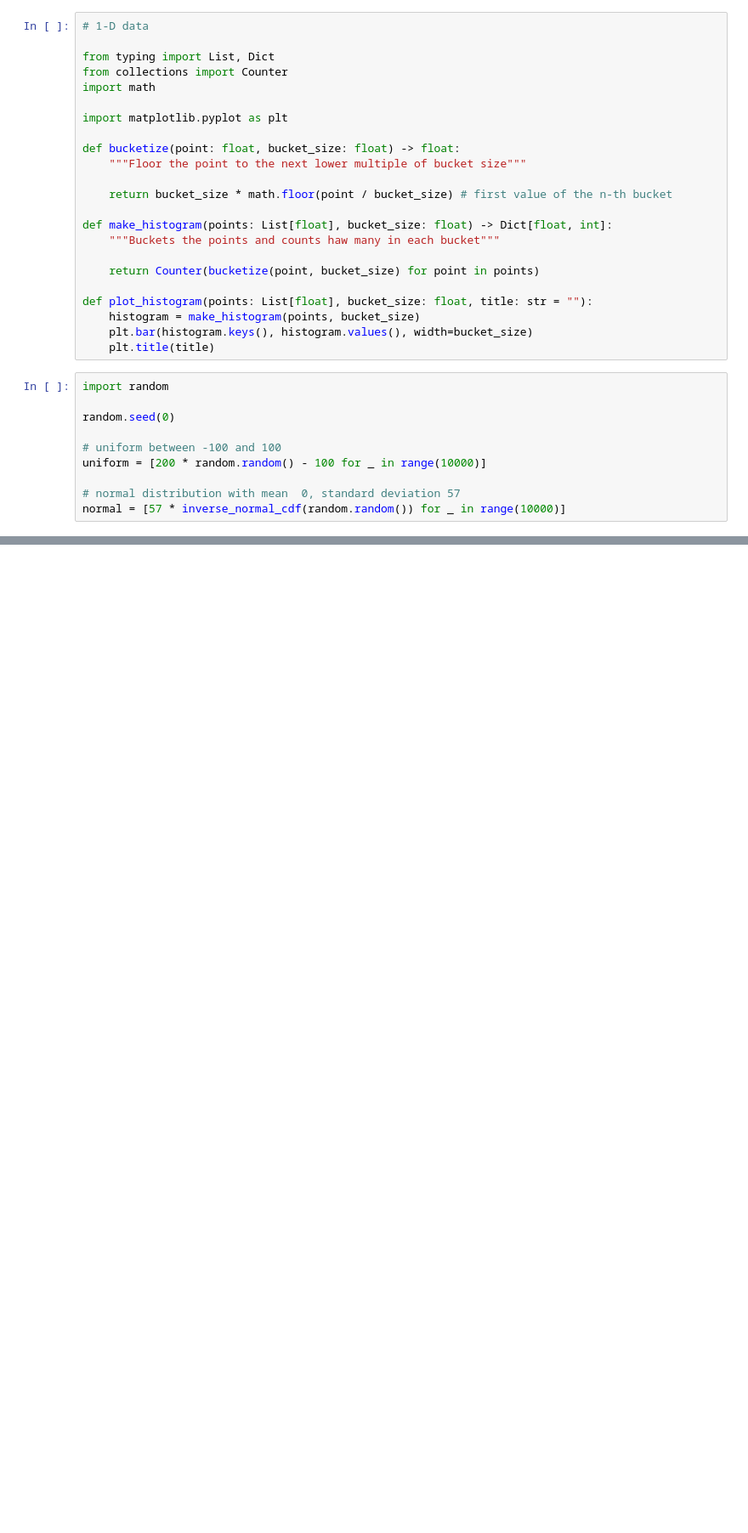
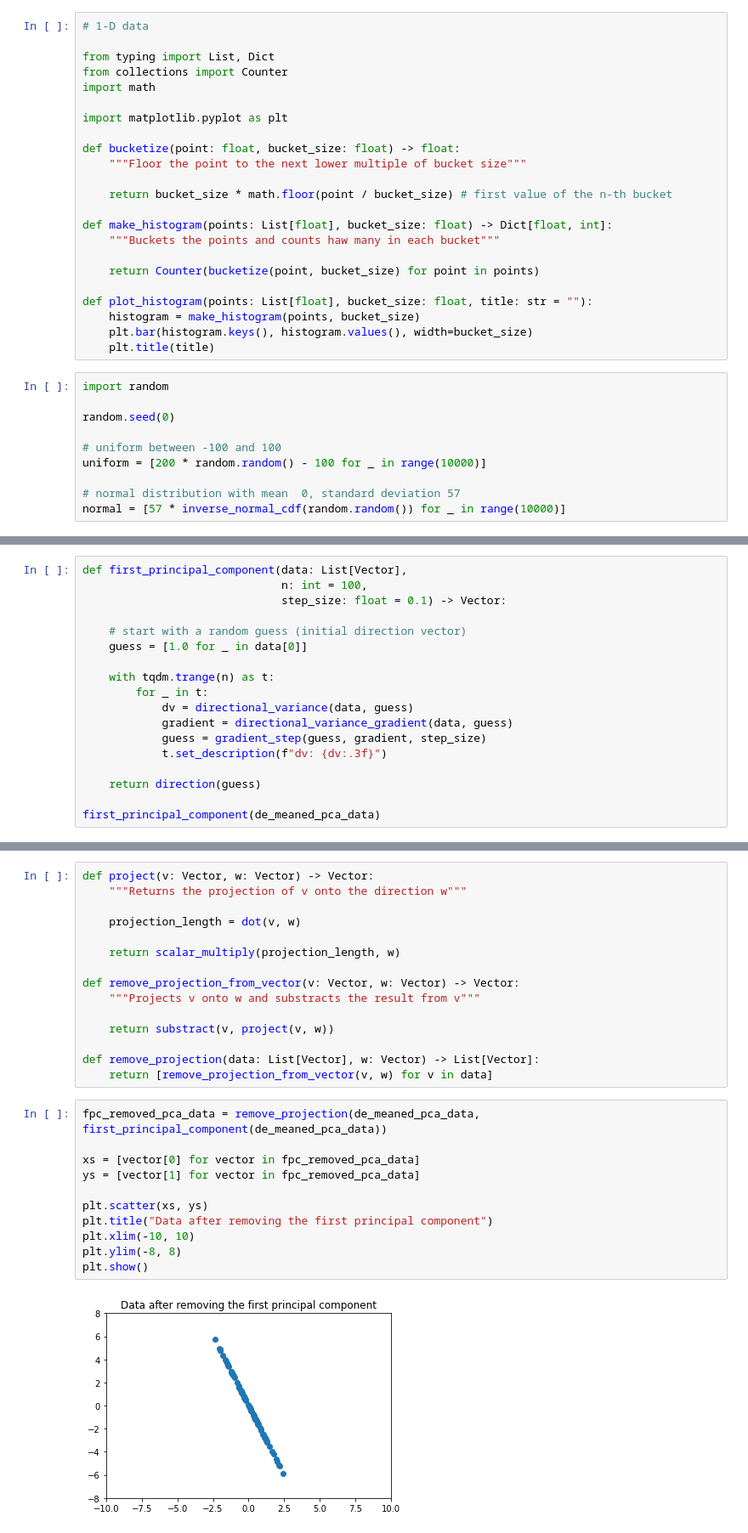
Before and after one commit to hosubl/data-science-from-scratch-by-myself, a Jupyter notebook: ch10_working_with_data.ipynb, the cells around one changed output, grey strips where cells are left out. Shown: that part at 85% size. Cells and saved outputs as stored; diff of their text form; blank space fills up the shorter version.

```diff
--- a/ch10_working_with_data.ipynb
+++ b/ch10_working_with_data.ipynb
@@ -115,0 +553,18 @@ plt.show()
+# %%
+def first_principal_component(data: List[Vector],
+                              n: int = 100,
+                              step_size: float = 0.1) -> Vector:
+
+    # start with a random guess (initial direction vector)
+    guess = [1.0 for _ in data[0]]
+
+    with tqdm.trange(n) as t:
+        for _ in t:
+            dv = directional_variance(data, guess)
+            gradient = directional_variance_gradient(data, guess)
+            guess = gradient_step(guess, gradient, step_size)
+            t.set_description(f"dv: {dv:.3f}")
+
+    return direction(guess)
+
+first_principal_component(de_meaned_pca_data)
@@ -115,0 +585,28 @@ plt.show()
+# %%
+def project(v: Vector, w: Vector) -> Vector:
+    """Returns the projection of v onto the direction w"""
+
+    projection_length = dot(v, w)
+
+    return scalar_multiply(projection_length, w)
+
+def remove_projection_from_vector(v: Vector, w: Vector) -> Vector:
+    """Projects v onto w and substracts the result from v"""
+
+    return substract(v, project(v, w))
+
+def remove_projection(data: List[Vector], w: Vector) -> List[Vector]:
+    return [remove_projection_from_vector(v, w) for v in data]
+# %%
+fpc_removed_pca_data = remove_projection(de_meaned_pca_data, first_principal_component(de_meaned_pca_data))
+
+xs = [vector[0] for vector in fpc_removed_pca_data]
+ys = [vector[1] for vector in fpc_removed_pca_data]
+
+plt.scatter(xs, ys)
+plt.title("Data after removing the first principal component")
+plt.xlim(-10, 10)
+plt.ylim(-8, 8)
+plt.show()
+# %% [output]
+[figure, added]
```
Also changed, not shown: parts of 33 cells of this notebook.
